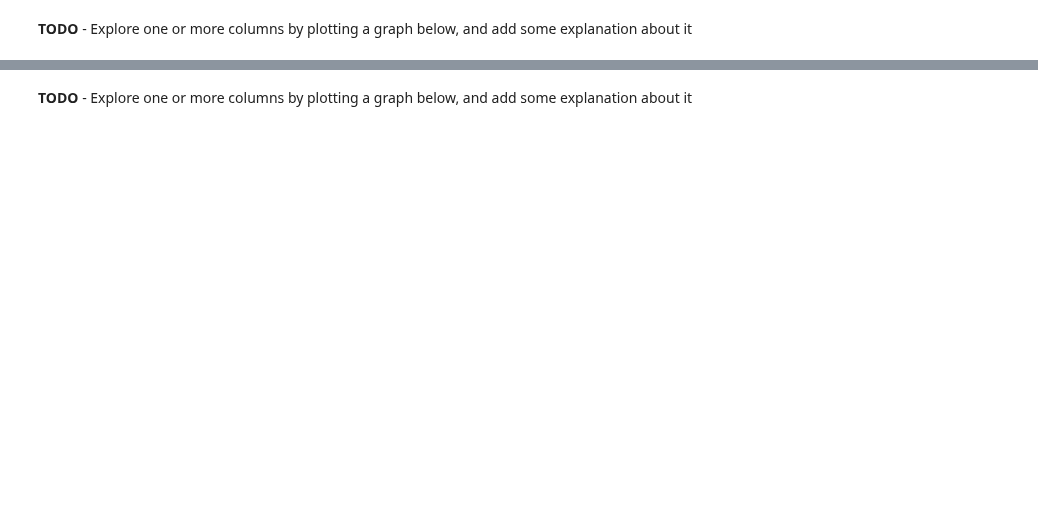
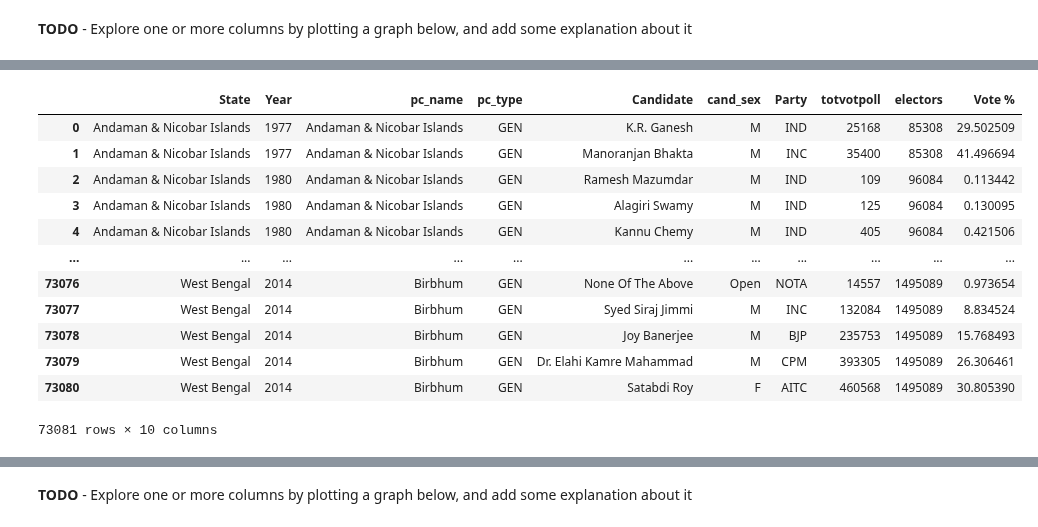
Before and after one commit to arunp77/Python-programming, a Jupyter notebook: Python-fundamental/zerotopandas_course_project.ipynb, the cells around one changed output, grey strips where cells are left out. Cells and saved outputs as stored; diff of their text form; code cells hidden in the pictures; blank space fills up the shorter version.

```diff
--- a/Python-fundamental/zerotopandas_course_project.ipynb
+++ b/Python-fundamental/zerotopandas_course_project.ipynb
@@ -620,0 +652,17 @@ ax.set_ylabel('Candidate Name')
+# %%
+national_dfcopy['Voting %'] = national_dfcopy['totvotpoll']*100/national_dfcopy['electors']
+national_dfcopy
+# %% [output]
+|  | State | Year | pc_name | pc_type | Candidate | cand_sex | Party | totvotpoll | electors | Vote % |
+| 0 | Andaman & Nicobar Islands | 1977 | Andaman & Nicobar Islands | GEN | K.R. Ganesh | M | IND | 25168 | 85308 | 29.502509 |
+| 1 | Andaman & Nicobar Islands | 1977 | Andaman & Nicobar Islands | GEN | Manoranjan Bhakta | M | INC | 35400 | 85308 | 41.496694 |
+| 2 | Andaman & Nicobar Islands | 1980 | Andaman & Nicobar Islands | GEN | Ramesh Mazumdar | M | IND | 109 | 96084 | 0.113442 |
+| 3 | Andaman & Nicobar Islands | 1980 | Andaman & Nicobar Islands | GEN | Alagiri Swamy | M | IND | 125 | 96084 | 0.130095 |
+| 4 | Andaman & Nicobar Islands | 1980 | Andaman & Nicobar Islands | GEN | Kannu Chemy | M | IND | 405 | 96084 | 0.421506 |
+| ... | ... | ... | ... | ... | ... | ... | ... | ... | ... | ... |
+| 73076 | West Bengal | 2014 | Birbhum | GEN | None Of The Above | Open | NOTA | 14557 | 1495089 | 0.973654 |
+| 73077 | West Bengal | 2014 | Birbhum | GEN | Syed Siraj Jimmi | M | INC | 132084 | 1495089 | 8.834524 |
+| 73078 | West Bengal | 2014 | Birbhum | GEN | Joy Banerjee | M | BJP | 235753 | 1495089 | 15.768493 |
+| 73079 | West Bengal | 2014 | Birbhum | GEN | Dr. Elahi Kamre Mahammad | M | CPM | 393305 | 1495089 | 26.306461 |
+| 73080 | West Bengal | 2014 | Birbhum | GEN | Satabdi Roy | F | AITC | 460568 | 1495089 | 30.805390 |
+73081 rows × 10 columns
```
Also changed, not shown: parts of 24 cells of this notebook.
